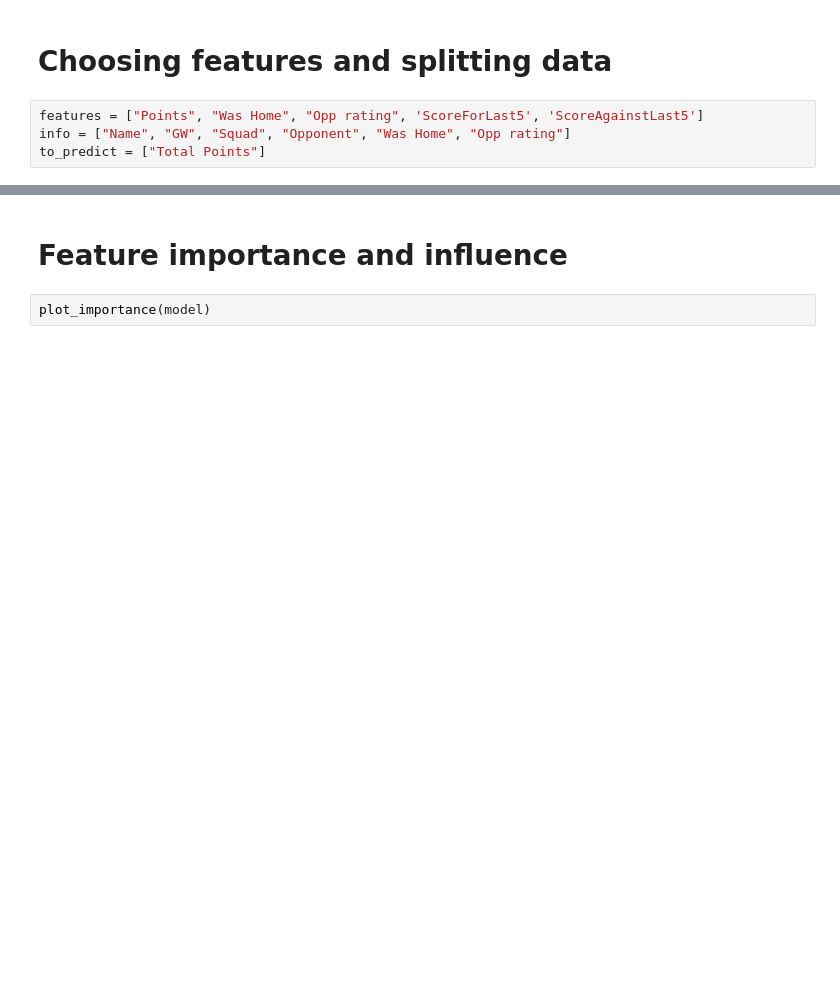
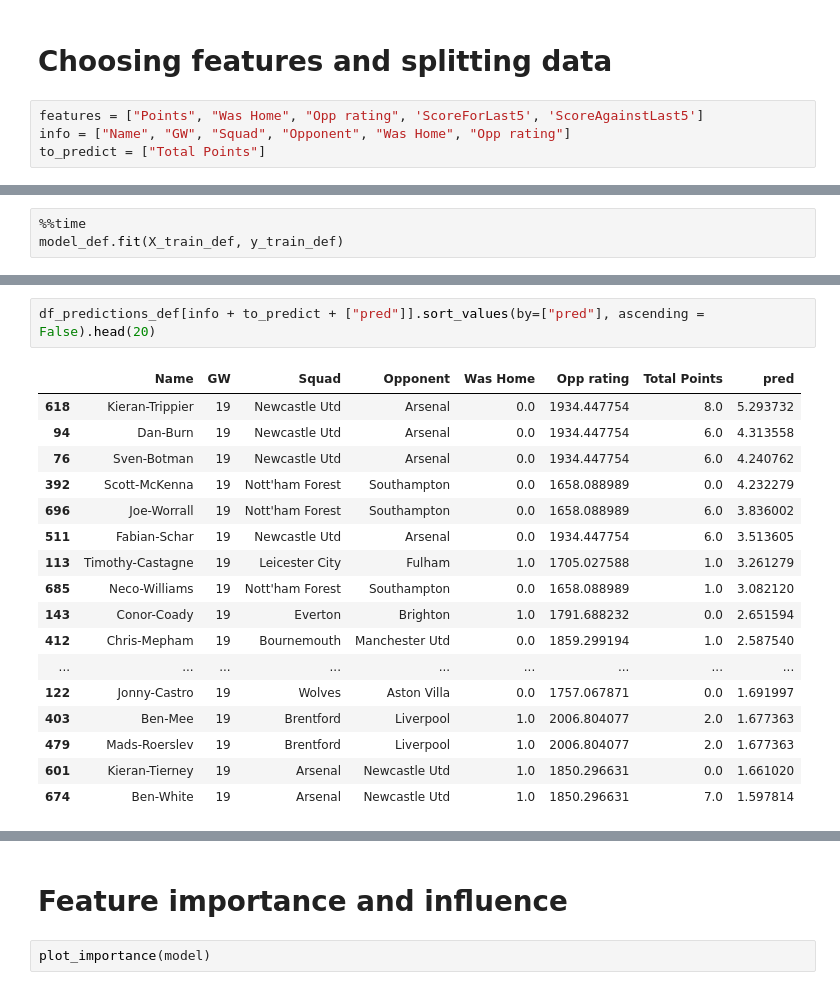
Before and after one commit to Fran3x/FPL_Model, a Jupyter notebook: notebooks/XGBoost_predictions.ipynb, the cells around one changed output, grey strips where cells are left out. Saved outputs shown, nothing was run; the diff lists cells and outputs as text; blank space fills up the shorter version.

```diff
--- a/notebooks/XGBoost_predictions.ipynb
+++ b/notebooks/XGBoost_predictions.ipynb
@@ -105,0 +134,3 @@ XGBRegressor(base_score=None, booster=None, callbacks=None,
+# %%
+%%time
+model_def.fit(X_train_def, y_train_def)
@@ -163,0 +317,20 @@ df_predictions[info + to_predict + ["pred"]].sort_values(by=["pred"], ascending
+# %%
+df_predictions_def[info + to_predict + ["pred"]].sort_values(by=["pred"], ascending = False).head(20)
+# %% [output]
+|  | Name | GW | Squad | Opponent | Was Home | Opp rating | Total Points | pred |
+| 618 | Kieran-Trippier | 19 | Newcastle Utd | Arsenal | 0.0 | 1934.447754 | 8.0 | 5.293732 |
+| 94 | Dan-Burn | 19 | Newcastle Utd | Arsenal | 0.0 | 1934.447754 | 6.0 | 4.313558 |
+| 76 | Sven-Botman | 19 | Newcastle Utd | Arsenal | 0.0 | 1934.447754 | 6.0 | 4.240762 |
+| 392 | Scott-McKenna | 19 | Nott'ham Forest | Southampton | 0.0 | 1658.088989 | 0.0 | 4.232279 |
+| 696 | Joe-Worrall | 19 | Nott'ham Forest | Southampton | 0.0 | 1658.088989 | 6.0 | 3.836002 |
+| 511 | Fabian-Schar | 19 | Newcastle Utd | Arsenal | 0.0 | 1934.447754 | 6.0 | 3.513605 |
+| 113 | Timothy-Castagne | 19 | Leicester City | Fulham | 1.0 | 1705.027588 | 1.0 | 3.261279 |
+| 685 | Neco-Williams | 19 | Nott'ham Forest | Southampton | 0.0 | 1658.088989 | 1.0 | 3.082120 |
+| 143 | Conor-Coady | 19 | Everton | Brighton | 1.0 | 1791.688232 | 0.0 | 2.651594 |
+| 412 | Chris-Mepham | 19 | Bournemouth | Manchester Utd | 0.0 | 1859.299194 | 1.0 | 2.587540 |
+| ... | ... | ... | ... | ... | ... | ... | ... | ... |
+| 122 | Jonny-Castro | 19 | Wolves | Aston Villa | 0.0 | 1757.067871 | 0.0 | 1.691997 |
+| 403 | Ben-Mee | 19 | Brentford | Liverpool | 1.0 | 2006.804077 | 2.0 | 1.677363 |
+| 479 | Mads-Roerslev | 19 | Brentford | Liverpool | 1.0 | 2006.804077 | 2.0 | 1.677363 |
+| 601 | Kieran-Tierney | 19 | Arsenal | Newcastle Utd | 1.0 | 1850.296631 | 0.0 | 1.661020 |
+| 674 | Ben-White | 19 | Arsenal | Newcastle Utd | 1.0 | 1850.296631 | 7.0 | 1.597814 |
```
Also changed, not shown: parts of 54 cells of this notebook.
